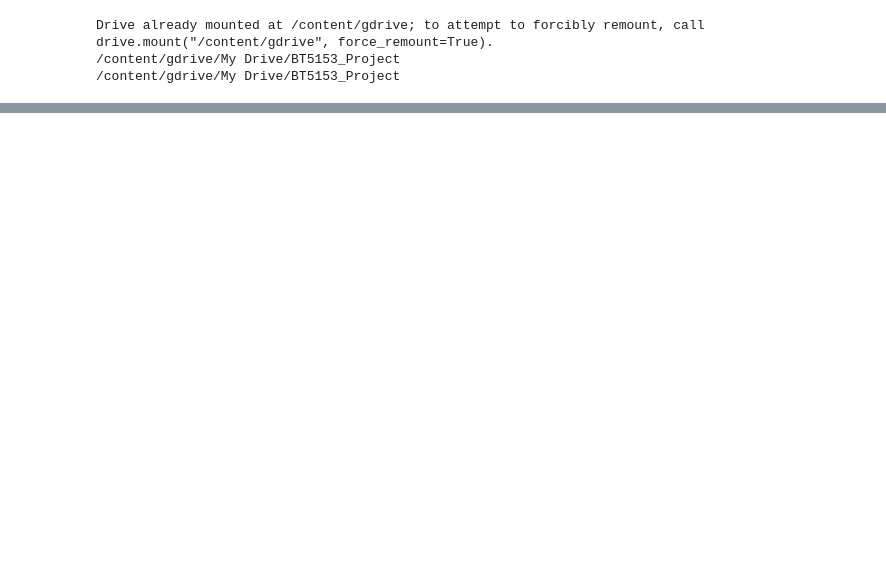
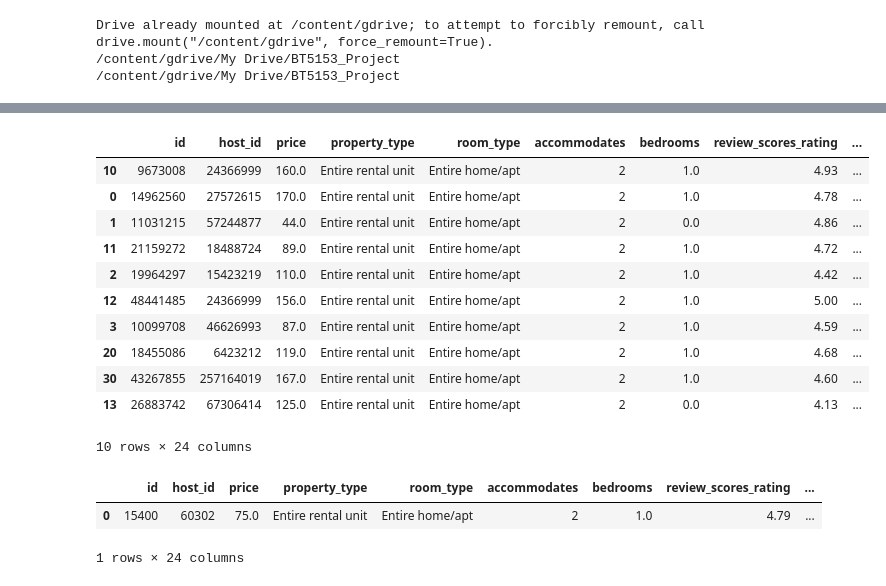
Before and after one commit to skoruthu/airbnb_recommender, a Jupyter notebook: content_based_recommendation.ipynb, the cells around one changed output, grey strips where cells are left out. Saved outputs shown, nothing was run; the diff lists cells and outputs as text; code cells hidden in the pictures; blank space fills up the shorter version.

```diff
--- a/content_based_recommendation.ipynb
+++ b/content_based_recommendation.ipynb
@@ -139,3 +438,10 @@ df
+# %%
+#combine related features
+
+df['amenities_ac_and_heating'] = (df['amenities_airconditioning'] + df['amenities_heating'])/2
+df['amenities_cooking_and_kitchen'] = (df['amenities_cookingbasics'] + df['amenities_kitchen'])/2
+
+df.drop(['amenities_airconditioning','amenities_heating','amenities_cookingbasics', 'amenities_kitchen'], axis = 1, inplace = True)
 # %%
 df.dtypes
 # %% [output]
@@ -176,6 +465,6 @@ Length: 66641, dtype: int64
 # %%
 #drop columns that are relavant for results but are not being compared
-df_no_ids = df.drop(['id','host_id','name','price'], axis = 1)
+df_no_ids = df.drop(['id','host_id','price'], axis = 1)
 
 #one hot encode categorical columns
 df_no_ids = pd.get_dummies(df_no_ids)
@@ -264,4 +563,5 @@ def get_top_10(airbnb_id):
 # %%
 #test results
+selected_airbnb = 15400
 
-test = get_top_10(15400)
+top_10_nearest = get_top_10(selected_airbnb)
@@ -338,0 +568,22 @@ df[df['id'] == 15400]
+# %%
+top_10_nearest
+# %% [output]
+|  | id | host_id | price | property_type | room_type | accommodates | bedrooms | review_scores_rating | ... |
+| 10 | 9673008 | 24366999 | 160.0 | Entire rental unit | Entire home/apt | 2 | 1.0 | 4.93 | ... |
+| 0 | 14962560 | 27572615 | 170.0 | Entire rental unit | Entire home/apt | 2 | 1.0 | 4.78 | ... |
+| 1 | 11031215 | 57244877 | 44.0 | Entire rental unit | Entire home/apt | 2 | 0.0 | 4.86 | ... |
+| 11 | 21159272 | 18488724 | 89.0 | Entire rental unit | Entire home/apt | 2 | 1.0 | 4.72 | ... |
+| 2 | 19964297 | 15423219 | 110.0 | Entire rental unit | Entire home/apt | 2 | 1.0 | 4.42 | ... |
+| 12 | 48441485 | 24366999 | 156.0 | Entire rental unit | Entire home/apt | 2 | 1.0 | 5.00 | ... |
+| 3 | 10099708 | 46626993 | 87.0 | Entire rental unit | Entire home/apt | 2 | 1.0 | 4.59 | ... |
+| 20 | 18455086 | 6423212 | 119.0 | Entire rental unit | Entire home/apt | 2 | 1.0 | 4.68 | ... |
+| 30 | 43267855 | 257164019 | 167.0 | Entire rental unit | Entire home/apt | 2 | 1.0 | 4.60 | ... |
+| 13 | 26883742 | 67306414 | 125.0 | Entire rental unit | Entire home/apt | 2 | 0.0 | 4.13 | ... |
+10 rows × 24 columns
+# %%
+#see original row
+df[df['id'] == selected_airbnb]
+# %% [output]
+|  | id | host_id | price | property_type | room_type | accommodates | bedrooms | review_scores_rating | ... |
+| 0 | 15400 | 60302 | 75.0 | Entire rental unit | Entire home/apt | 2 | 1.0 | 4.79 | ... |
+1 rows × 24 columns
```
Also changed, not shown: parts of 61 cells of this notebook.
